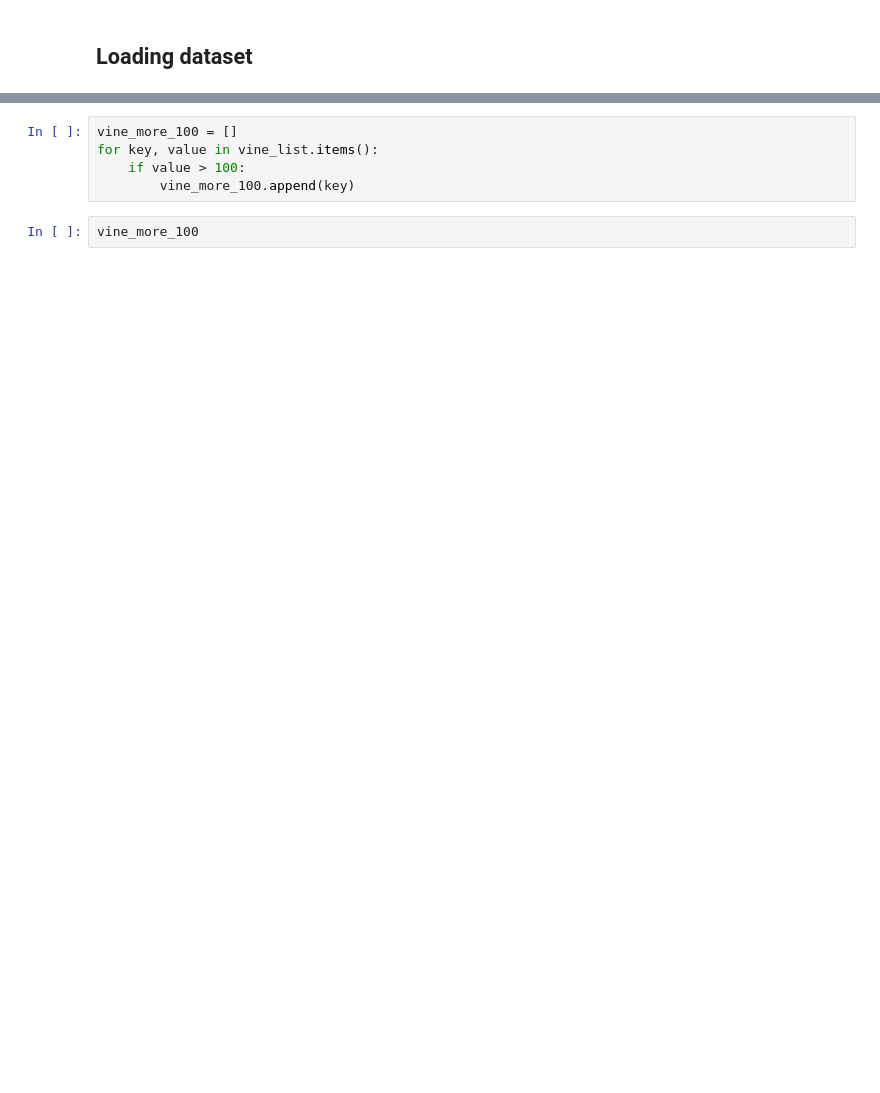
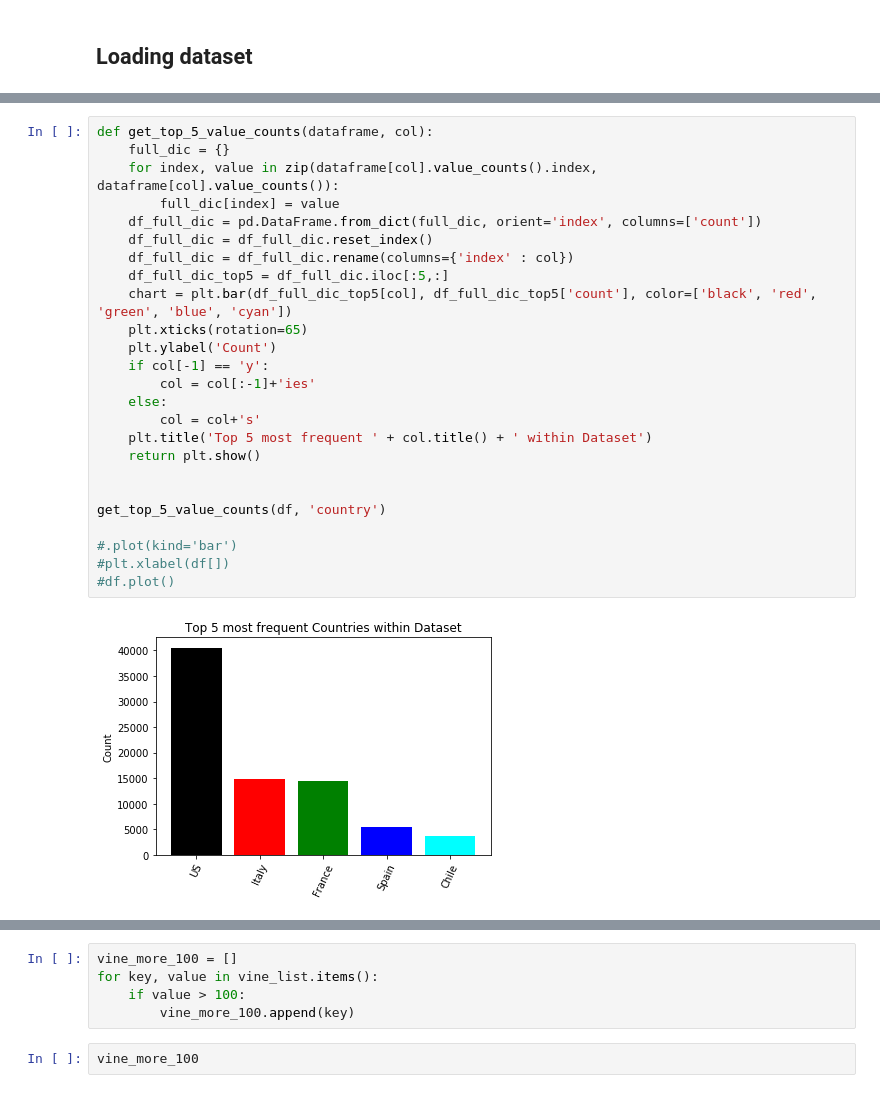
Before and after one commit to igorstojanovic91/wine-review-analysis, a Jupyter notebook: Wine reviews Analysis.ipynb, the cells around one changed output, grey strips where cells are left out. Drawn from its saved outputs; the diff is of its cells as text; blank space fills up the shorter version.

```diff
--- a/Wine reviews Analysis.ipynb
+++ b/Wine reviews Analysis.ipynb
@@ -156,0 +316,27 @@ Name: province, Length: 455, dtype: int64
+# %%
+def get_top_5_value_counts(dataframe, col):
+    full_dic = {}
+    for index, value in zip(dataframe[col].value_counts().index, dataframe[col].value_counts()):
+        full_dic[index] = value
+    df_full_dic = pd.DataFrame.from_dict(full_dic, orient='index', columns=['count'])
+    df_full_dic = df_full_dic.reset_index()
+    df_full_dic = df_full_dic.rename(columns={'index' : col})
+    df_full_dic_top5 = df_full_dic.iloc[:5,:]
+    chart = plt.bar(df_full_dic_top5[col], df_full_dic_top5['count'], color=['black', 'red', 'green', 'blue', 'cyan'])
+    plt.xticks(rotation=65)
+    plt.ylabel('Count')
+    if col[-1] == 'y':
+        col = col[:-1]+'ies'
+    else:
+        col = col+'s'
+    plt.title('Top 5 most frequent ' + col.title() + ' within Dataset')
+    return plt.show()
+
+
+get_top_5_value_counts(df, 'country')
+
+#.plot(kind='bar')
+#plt.xlabel(df[])
+#df.plot()
+# %% [output]
+[figure, added]
```
Also changed, not shown: parts of 32 cells of this notebook.
